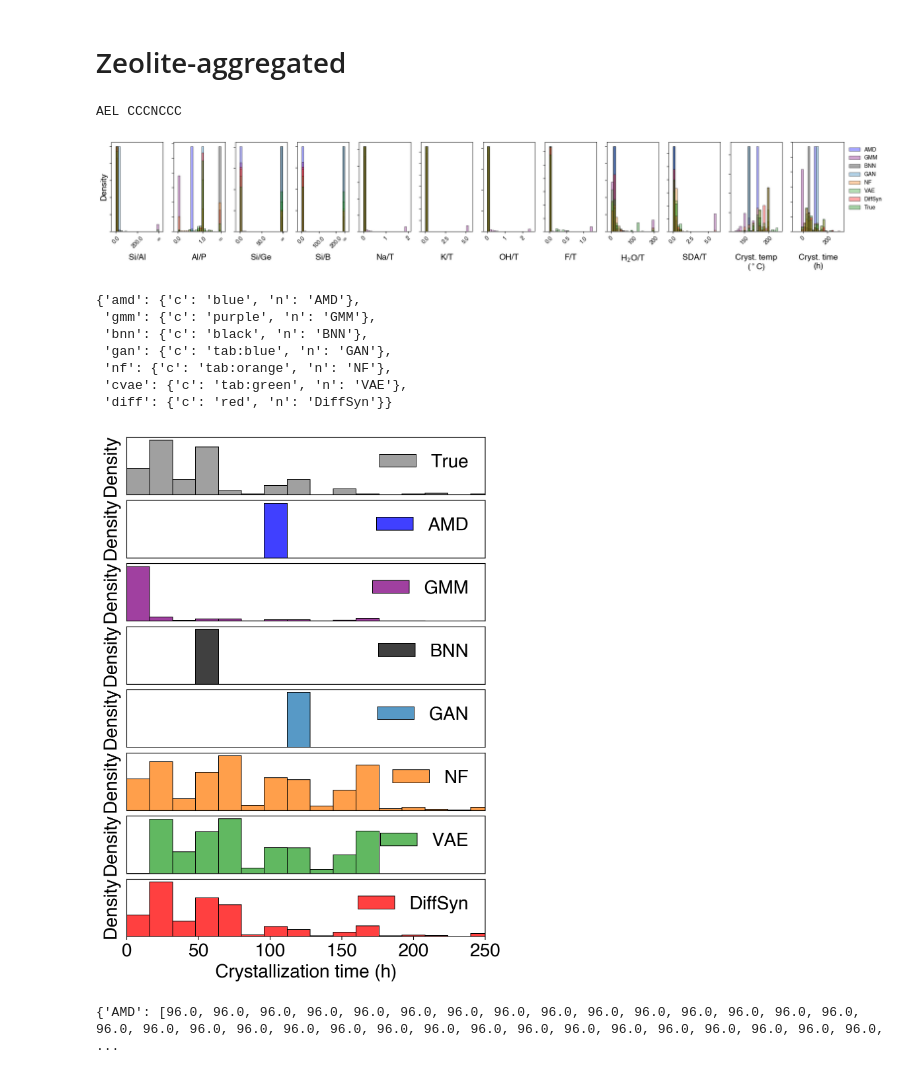
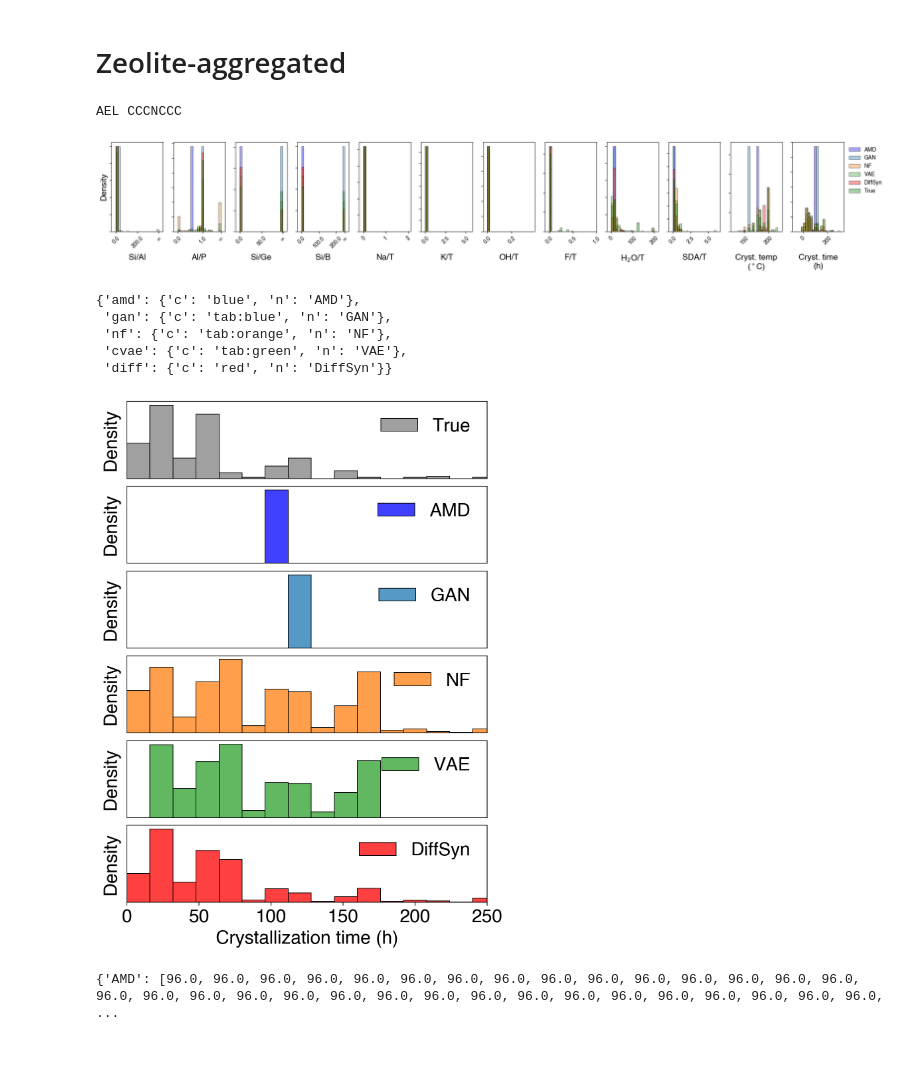
Before and after one commit to eltonpan/zeosyn_gen, a Jupyter notebook: notebooks/compare_model_outputs.ipynb, the cells around one changed output. Drawn from its saved outputs; the diff is of its cells as text; code cells hidden in the pictures.

```diff
--- a/notebooks/compare_model_outputs.ipynb
+++ b/notebooks/compare_model_outputs.ipynb
@@ -5,6 +5,9 @@ import pandas as pd
 import json
 import sys
 import matplotlib.pyplot as plt
+import matplotlib as mpl
+mpl.rcParams["pdf.fonttype"] = 42   # TrueType fonts, keep text as text (not paths)
+mpl.rcParams["ps.fonttype"]  = 42
 from sklearn.preprocessing import StandardScaler
 from sklearn.decomposition import PCA
 
@@ -129,35 +132,33 @@ def compare_side_by_side(syn_pred_list, syn_pred_scaled_list, syn_true, syn_true
 # %%
 model2specs = {
     # 'random': {'c': 'grey', 'n': 'Random'},
     'amd': {'c': 'blue', 'n': 'AMD'},
-    'gmm': {'c': 'purple', 'n': 'GMM'},
-    'bnn': {'c': 'black', 'n': 'BNN'},
+    # 'gmm': {'c': 'purple', 'n': 'GMM'},
+    # 'bnn': {'c': 'black', 'n': 'BNN'},
     'gan': {'c': 'tab:blue', 'n': 'GAN'},
     'nf': {'c': 'tab:orange', 'n': 'NF'},
     'cvae': {'c': 'tab:green', 'n':'VAE'},
     'diff': {'c': 'red', 'n': 'DiffSyn'}
 }
 syn_pred_list = [model_outputs[x]['syn_pred'] for x in model2specs.keys()]
 syn_pred_scaled_list = [model_outputs[x]['syn_pred_scaled'] for x in model2specs.keys()]
 syn_true = model_outputs['diff']['syn_true']
 syn_true_scaled = model_outputs['diff']['syn_true_scaled']
 
 compare_side_by_side(syn_pred_list, syn_pred_scaled_list, syn_true, syn_true_scaled, dataset, zeo='AEL', osda='CCCNCCC', labels=[x['n'] for x in model2specs.values()]+['True'], colors=[x['c'] for x in model2specs.values()]+['green'],
                                                                 xlims={
                                                                      'cryst_temp': {'min': 130, 'max': 220},
                                                                      'cryst_time': {'min': -50., 'max': 300},
                                                                      },
                                                                     #  plot_kde=[False, False, True, True], plot_bar=[True, True, True, True]
                                                                      )
 # %% [output]
 AEL CCCNCCC
-[figure, old version]
+[figure, new version]
 # %%
 model2specs
 # %% [output]
 {'amd': {'c': 'blue', 'n': 'AMD'},
- 'gmm': {'c': 'purple', 'n': 'GMM'},
- 'bnn': {'c': 'black', 'n': 'BNN'},
  'gan': {'c': 'tab:blue', 'n': 'GAN'},
  'nf': {'c': 'tab:orange', 'n': 'NF'},
  'cvae': {'c': 'tab:green', 'n': 'VAE'},
@@ -206,10 +207,10 @@ for i, (sys_syn_pred, spec) in enumerate(zip(sys_syn_pred_list, model2specs.valu
     plt.xticks(fontsize=20)
     plt.legend(loc='upper right', fontsize=20)
 plt.subplots_adjust(hspace=0.1)
-# plt.savefig('figs/model_outputs_compare.pdf', dpi=200)
+plt.savefig('figs/model_outputs_compare.pdf', dpi=200)
 plt.show()
 # %% [output]
-[figure, old version]
+[figure, new version]
 # %%
 # Source data for Fig. 2d
 with open('figs/main_fig_source_data/fig2d-crystallization_time.json', 'w') as f:
```
Also changed, not shown: 35 other files.
